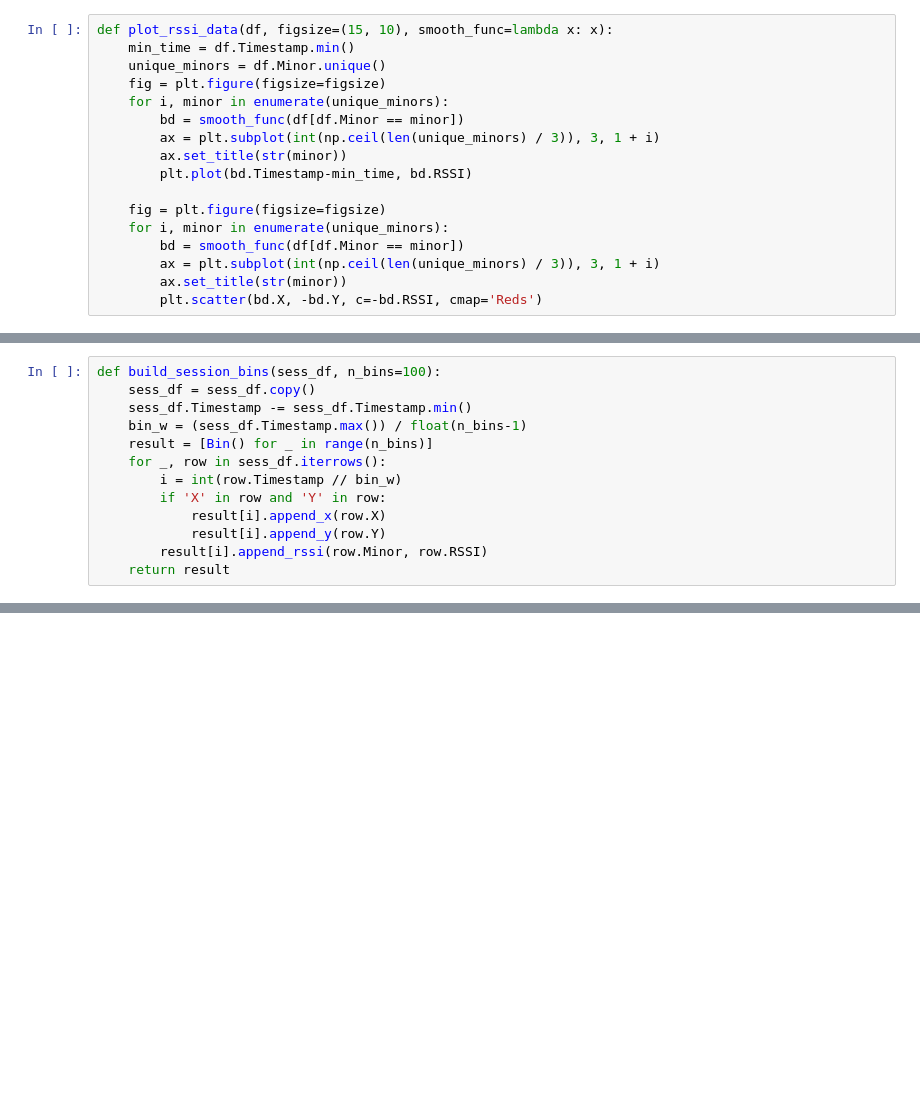
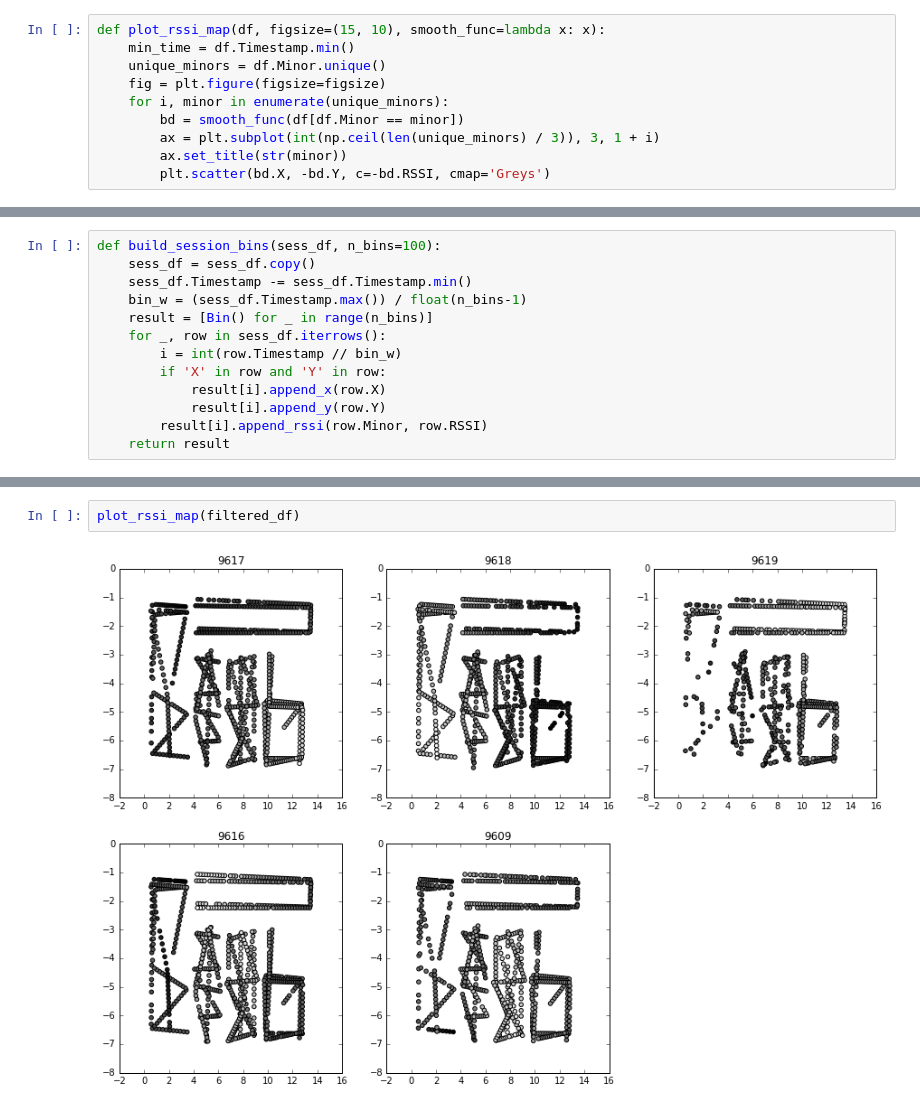
Before and after one commit to Informhunter/IPS, a Jupyter notebook: JupiterNB/data_from_db_analysis/data_overview.ipynb, the cells around one changed output, grey strips where cells are left out. Cells and saved outputs as stored; diff of their text form; blank space fills up the shorter version.

```diff
--- a/JupiterNB/data_from_db_analysis/data_overview.ipynb
+++ b/JupiterNB/data_from_db_analysis/data_overview.ipynb
@@ -26,5 +36,5 @@ plt.scatter(sess.X, -sess.Y)
 # %%
-def plot_rssi_data(df, figsize=(15, 10), smooth_func=lambda x: x):
+def plot_rssi_map(df, figsize=(15, 10), smooth_func=lambda x: x):
     min_time = df.Timestamp.min()
     unique_minors = df.Minor.unique()
     fig = plt.figure(figsize=figsize)
@@ -32,14 +42,7 @@ def plot_rssi_data(df, figsize=(15, 10), smooth_func=lambda x: x):
         bd = smooth_func(df[df.Minor == minor])
         ax = plt.subplot(int(np.ceil(len(unique_minors) / 3)), 3, 1 + i)
         ax.set_title(str(minor))
-        plt.plot(bd.Timestamp-min_time, bd.RSSI)
-
-    fig = plt.figure(figsize=figsize)
-    for i, minor in enumerate(unique_minors):
-        bd = smooth_func(df[df.Minor == minor])
-        ax = plt.subplot(int(np.ceil(len(unique_minors) / 3)), 3, 1 + i)
-        ax.set_title(str(minor))
-        plt.scatter(bd.X, -bd.Y, c=-bd.RSSI, cmap='Reds')
+        plt.scatter(bd.X, -bd.Y, c=-bd.RSSI, cmap='Greys')
 # %%
 from statsmodels.nonparametric.smoothers_lowess import lowess
 from scipy.signal import medfilt
@@ -168,0 +205,4 @@ RSSI: defaultdict(<class 'list'>, {9616: [-72.7792775329933], 9609: [-78.3605612
+# %%
+plot_rssi_map(filtered_df)
+# %% [output]
+[figure, added]
```
Also changed, not shown: parts of 11 cells of this notebook, 32 other files.
